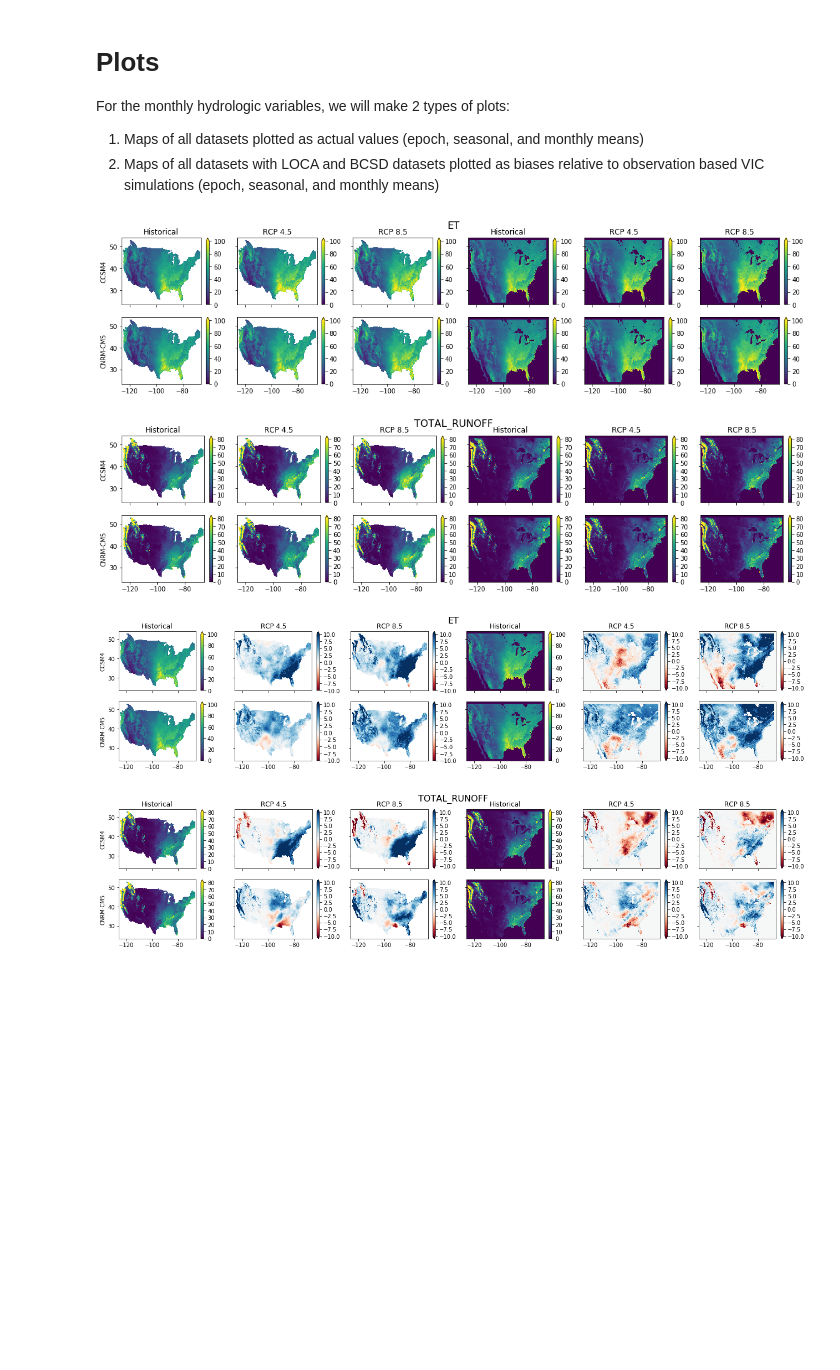
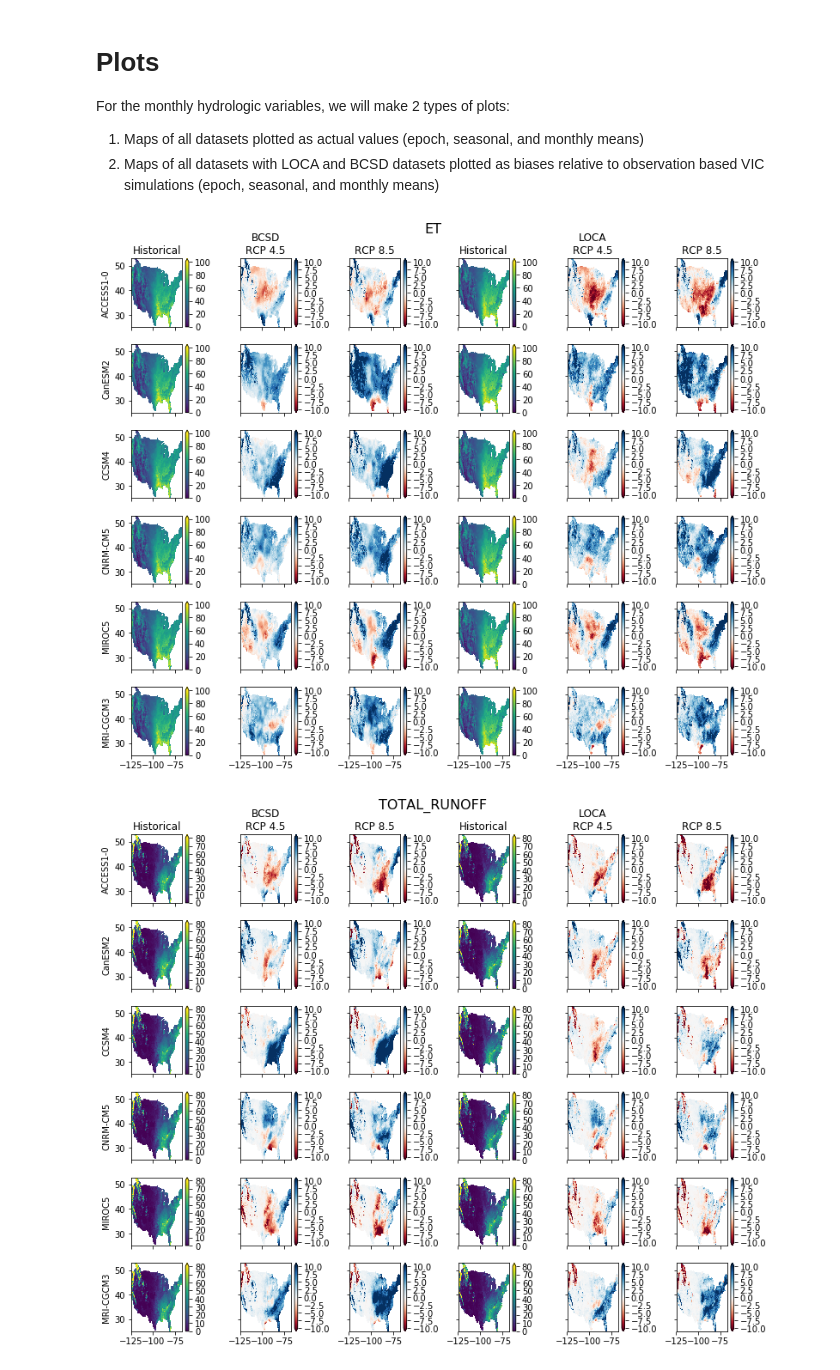
Before and after one commit to jhamman/LOCA_Downscaling_Analysis, a Jupyter notebook: notebooks/analysis_monthly_future_hydro.ipynb, the cells around one changed output. Drawn from its saved outputs; the diff is of its cells as text; code cells hidden in the pictures; blank space fills up the shorter version.

```diff
--- a/notebooks/analysis_monthly_future_hydro.ipynb
+++ b/notebooks/analysis_monthly_future_hydro.ipynb
@@ -71,7 +62,9 @@ cluster.scale_up(5)
 hist_epoch = slice('1979-10-01', '1999-09-30')
 futr_epoch = slice('2079-10-01', '2099-09-30')
 
+mask = hist_data['bcsd']['total_runoff'].isel(gcm=0, time=0).squeeze().notnull()
+
 # TODO: these means should be weighted by days per month
-hist_means = dict((k, ds.sel(time=hist_epoch).mean('time').compute()) for (k, ds) in hist_data.items())
-rpc4_means = dict((k, ds.sel(time=futr_epoch).mean('time').compute()) for (k, ds) in rcp4_data.items())
-rpc8_means = dict((k, ds.sel(time=futr_epoch).mean('time').compute()) for (k, ds) in rcp8_data.items())
+hist_means = dict((k, ds.sel(time=hist_epoch).mean('time').where(mask).persist()) for (k, ds) in hist_data.items())
+rpc4_means = dict((k, ds.sel(time=futr_epoch).mean('time').where(mask).persist()) for (k, ds) in rcp4_data.items())
+rpc8_means = dict((k, ds.sel(time=futr_epoch).mean('time').where(mask).persist()) for (k, ds) in rcp8_data.items())
@@ -92,7 +92,7 @@ subcols = [('Historical', hist_means), ('RCP 4.5', rpc4_means), ('RCP 8.5', rpc8
 
 for var in hydro_vars:
 
-    fig, axes = plt.subplots(ncols=2*len(subcols), nrows=len(models), sharex=True, sharey=True, figsize=(18, 2*len(models)))
+    fig, axes = plt.subplots(ncols=2*len(subcols), nrows=len(models), sharex=True, sharey=True, figsize=(11, 1.5*len(models)))
 
     for row, model in enumerate(models):
         for i, dset in enumerate(['bcsd', 'loca']):
@@ -102,41 +102,41 @@ for var in hydro_vars:
                 if col == 0:
                     ax.set_ylabel(model)
                 if row == 0:
+                    if '4.5' in title:
+                        title = dset.upper() + '\n' + title
                     ax.set_title(title)
 
 
                 ds_dict[dset][var].sel(gcm=model).plot.pcolormesh(ax=ax, add_labels=False, **kwargs[var])
 
-    fig.suptitle(var.upper(), fontsize=16, y=1.0)
+    fig.suptitle(var.upper(), fontsize=16, y=1)
     fig.tight_layout()
-# %% [output]
-[figure, removed]
-[figure, removed]
 # %%
-diff_kws = {'ET': {'vmin': -10, 'vmax': 10, 'cmap': 'RdBu'},
-            'total_runoff': {'vmin': -10, 'vmax': 10, 'cmap': 'RdBu'}}
+diff_kws = {'ET': {'vmin': -10, 'vmax': 10, 'cmap': 'RdBu', 'extend': 'both'},
+            'total_runoff': {'vmin': -10, 'vmax': 10, 'cmap': 'RdBu', 'extend': 'both'}}
 
 for var in hydro_vars:
 
-    fig, axes = plt.subplots(ncols=2*len(subcols), nrows=len(models), sharex=True, sharey=True, figsize=(18, 2*len(models)))
+    fig, axes = plt.subplots(ncols=2*len(subcols), nrows=len(models), sharex=True, sharey=True, figsize=(11, 1.5*len(models)))
 
     for row, model in enumerate(models):
         for i, dset in enumerate(['bcsd', 'loca']):
             for col, (title, ds_dict) in enumerate(subcols, i*len(subcols)):
                 ax = axes[row, col]
 
                 if col == 0:
                     ax.set_ylabel(model)
                 if row == 0:
+                    if '4.5' in title:
+                        title = dset.upper() + '\n' + title
                     ax.set_title(title)
-
                 if 'RCP' in title:
                     (ds_dict[dset][var].sel(gcm=model) - hist_means[dset][var].sel(gcm=model)).plot.pcolormesh(ax=ax, add_labels=False, **diff_kws[var])
                 else:
                     ds_dict[dset][var].sel(gcm=model).plot.pcolormesh(ax=ax, add_labels=False, **kwargs[var])
 
-    fig.suptitle(var.upper(), fontsize=16, y=1.0)
+    fig.suptitle(var.upper(), fontsize=16, y=1)
     fig.tight_layout()
 # %% [output]
-[figure, old version]
+[figure, new version]
-[figure, old version]
+[figure, new version]
```
Also changed, not shown: parts of 8 cells of this notebook, 6 other files.
